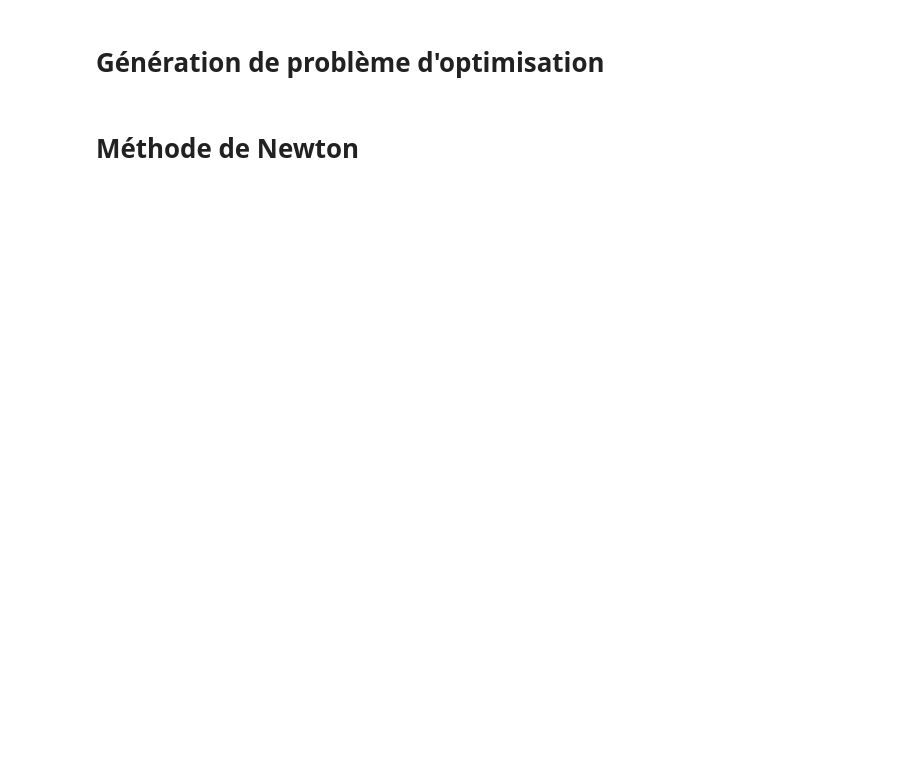
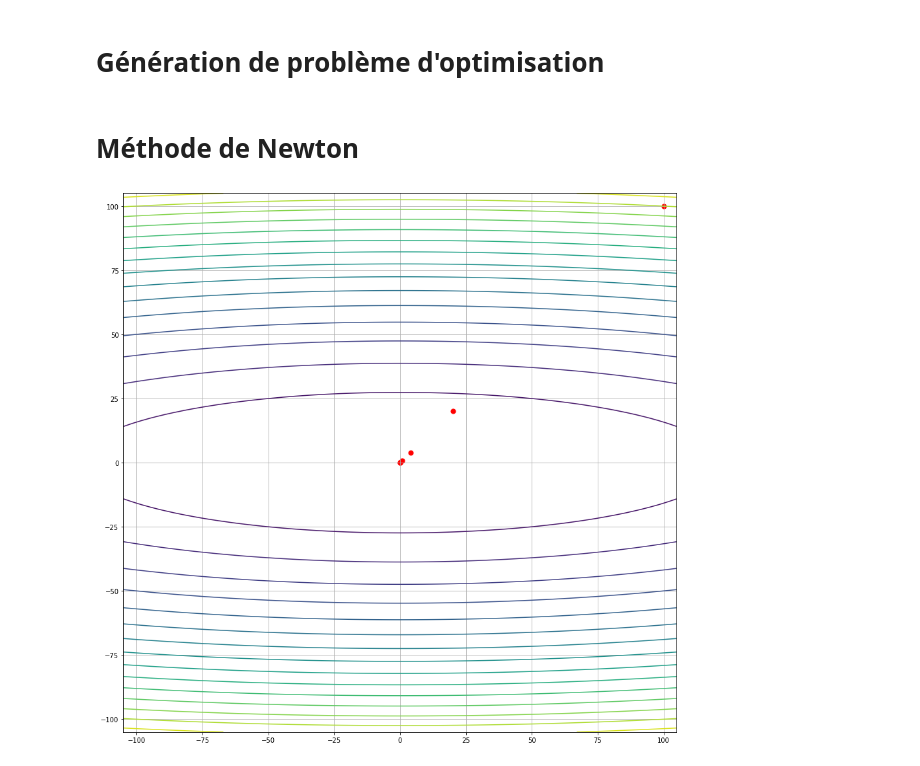
Before and after one commit to baptisteesteban/OCVXII, a Jupyter notebook: Baptiste Expérience.ipynb, the cells around one changed output. Saved outputs shown, nothing was run; the diff lists cells and outputs as text; code cells hidden in the pictures; blank space fills up the shorter version.

Commit message:
[NEWTON]: Better plot

```diff
--- a/Baptiste Expérience.ipynb
+++ b/Baptiste Expérience.ipynb
@@ -29,9 +29,9 @@ P = probleme(f)
 # %%
 f_2_d = {
     "dim": 2,
-    "value": lambda x: x[0]**2 + x[1]**2,
-    "grad": lambda x: np.array([2*x[0], 2*x[1]]),
-    "hessian": lambda x: np.diag([2, 2])
+    "value": lambda x: x[0]**2 + 20 * x[1]**2,
+    "grad": lambda x: np.array([2*x[0], 40*x[1]]),
+    "hessian": lambda x: np.diag([2, 40])
 }
 
 f_2 = function(**f_2_d)
@@ -75,22 +75,25 @@ class Newton:
             raise Exception("The Newton method algorithm has not been run")
         if self.f.dim == 1:
             plt.figure(figsize=(15, 15))
-            x = np.linspace(self.save.min() - 5, self.save.max() + 5, 1000).reshape((1, -1))
+            x = np.linspace(-1 * self.save.max() - 5, self.save.max() + 5, 1000).reshape((1, -1))
             plt.plot(x.reshape((-1)), self.f.value(x))
-            plt.plot(self.save[:, 0], np.zeros((self.save.shape[0])), "rx")
+            plt.scatter(self.save[:, 0], self.f.value(self.save[:, 0].reshape(1, -1)), 50, c="red")
+            plt.grid()
             plt.show()
         elif self.f.dim == 2:
             plt.figure(figsize=(15, 15))
-            x, y = np.linspace(self.save[:, 0].min(), self.save[:, 1].max(), 200), np.linspace(self.save[:, 0].min(), self.save[:, 1].max(), 200)
+            x, y = np.linspace(-1 * self.save[:, 0].max() - 5, self.save[:, 0].max() + 5, 200), np.linspace(- 1 * self.save[:, 1].max() - 5, self.save[:, 1].max() + 5, 200)
             X, Y = np.meshgrid(x, y)
             x_y = np.vstack([X.reshape(1, -1), Y.reshape(1, -1)]).reshape(2, -1)
             plt.contour(X, Y, self.f.value(x_y).reshape(200, -1), 15)
-            plt.plot(self.save[:, 0], self.save[:, 1], "rx")
+            plt.scatter(self.save[:, 0], self.save[:, 1], 50, c="red")
             plt.grid()
             plt.show()
         else:
             raise Exception("Dimension > 2 not implemented")
 # %%
-meth = Newton(f, backtracking)
-meth(np.array([100]))
+meth = Newton(f_2, backtracking)
+meth(np.array([100, 100]))
 meth.plot()
+# %% [output]
+[figure, added]
```
